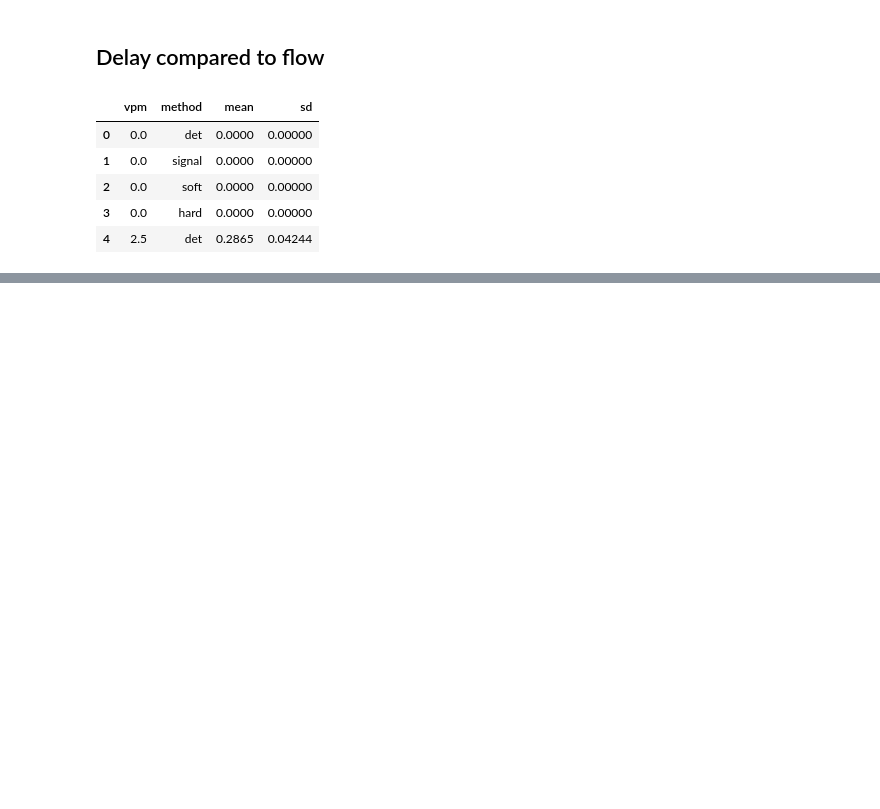
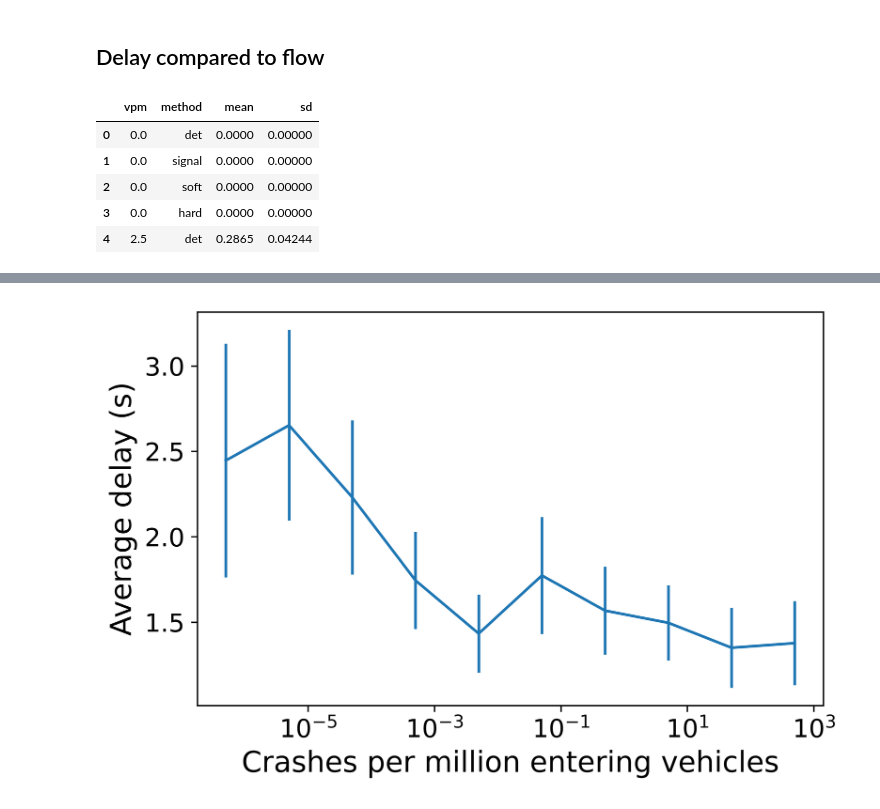
Before and after one commit to CarlinLiao/dissertation_derivations, a Jupyter notebook: plots.ipynb, the cells around one changed output, grey strips where cells are left out. Cells and saved outputs as stored; diff of their text form; code cells hidden in the pictures; blank space fills up the shorter version.

```diff
--- a/plots.ipynb
+++ b/plots.ipynb
@@ -101,0 +115,3 @@ plt.show()
+# %%
+df = pd.read_csv('trial_data/mev.csv', index_col=False)
+df.head()
@@ -101,0 +125,10 @@ plt.show()
+# %%
+plt.errorbar(df['mev'], df['delay_mn'], 2*df['delay_sd']/30**.5)
+plt.xlabel('Crashes per million entering vehicles')
+plt.ylabel('Average delay (s)')
+plt.xscale('log')
+plt.tight_layout()
+plt.savefig('figs/mev.png')
+plt.show()
+# %% [output]
+[figure, added]
```
Also changed, not shown: parts of 6 cells of this notebook, 1 other file.
